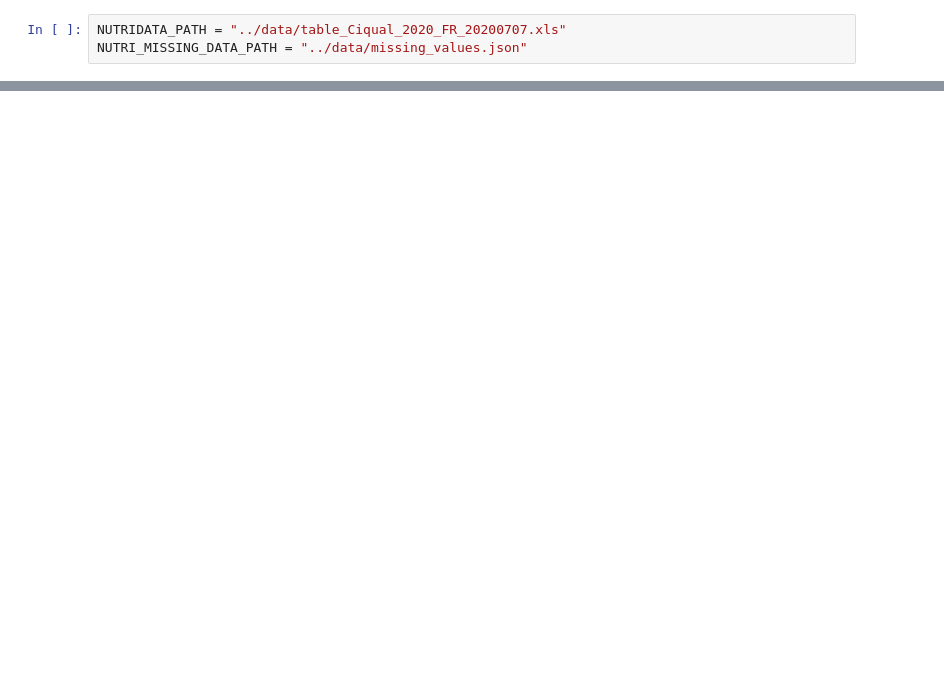
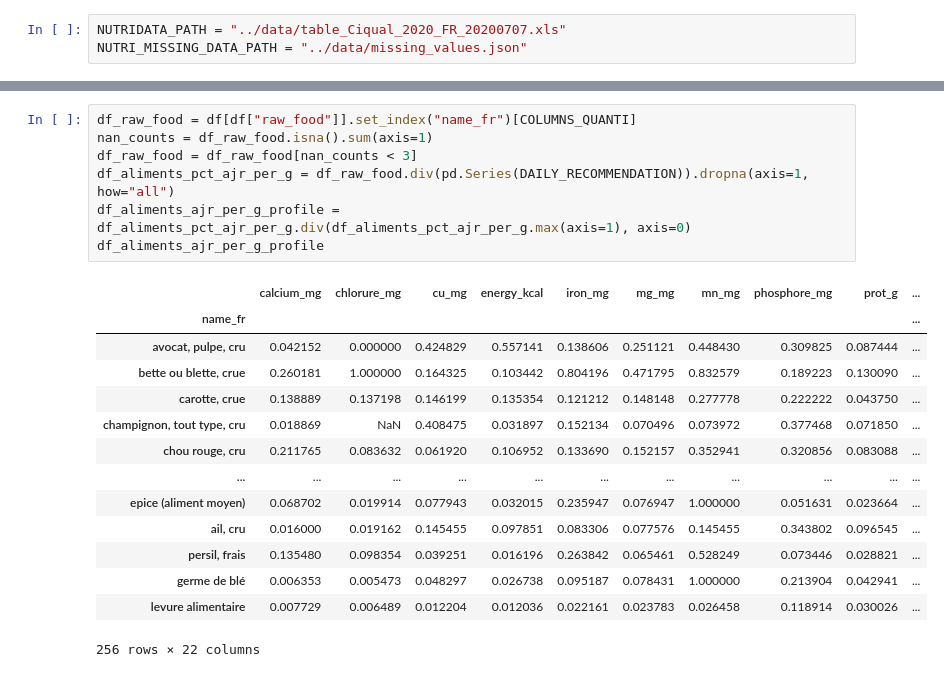
Before and after one commit to francoisWeber/nutri-checker, a Jupyter notebook: notebooks/dev.ipynb, the cells around one changed output, grey strips where cells are left out. Drawn from its saved outputs; the diff is of its cells as text; blank space fills up the shorter version.

```diff
--- a/notebooks/dev.ipynb
+++ b/notebooks/dev.ipynb
@@ -166,0 +86,22 @@ dtype: object
+# %%
+df_raw_food = df[df["raw_food"]].set_index("name_fr")[COLUMNS_QUANTI]
+nan_counts = df_raw_food.isna().sum(axis=1)
+df_raw_food = df_raw_food[nan_counts < 3]
+df_aliments_pct_ajr_per_g = df_raw_food.div(pd.Series(DAILY_RECOMMENDATION)).dropna(axis=1, how="all")
+df_aliments_ajr_per_g_profile = df_aliments_pct_ajr_per_g.div(df_aliments_pct_ajr_per_g.max(axis=1), axis=0)
+df_aliments_ajr_per_g_profile
+# %% [output]
+|  | calcium_mg | chlorure_mg | cu_mg | energy_kcal | iron_mg | mg_mg | mn_mg | phosphore_mg | prot_g | ... |
+| name_fr |  |  |  |  |  |  |  |  |  | ... |
+| avocat, pulpe, cru | 0.042152 | 0.000000 | 0.424829 | 0.557141 | 0.138606 | 0.251121 | 0.448430 | 0.309825 | 0.087444 | ... |
+| bette ou blette, crue | 0.260181 | 1.000000 | 0.164325 | 0.103442 | 0.804196 | 0.471795 | 0.832579 | 0.189223 | 0.130090 | ... |
+| carotte, crue | 0.138889 | 0.137198 | 0.146199 | 0.135354 | 0.121212 | 0.148148 | 0.277778 | 0.222222 | 0.043750 | ... |
+| champignon, tout type, cru | 0.018869 | NaN | 0.408475 | 0.031897 | 0.152134 | 0.070496 | 0.073972 | 0.377468 | 0.071850 | ... |
+| chou rouge, cru | 0.211765 | 0.083632 | 0.061920 | 0.106952 | 0.133690 | 0.152157 | 0.352941 | 0.320856 | 0.083088 | ... |
+| ... | ... | ... | ... | ... | ... | ... | ... | ... | ... | ... |
+| epice (aliment moyen) | 0.068702 | 0.019914 | 0.077943 | 0.032015 | 0.235947 | 0.076947 | 1.000000 | 0.051631 | 0.023664 | ... |
+| ail, cru | 0.016000 | 0.019162 | 0.145455 | 0.097851 | 0.083306 | 0.077576 | 0.145455 | 0.343802 | 0.096545 | ... |
+| persil, frais | 0.135480 | 0.098354 | 0.039251 | 0.016196 | 0.263842 | 0.065461 | 0.528249 | 0.073446 | 0.028821 | ... |
+| germe de blé | 0.006353 | 0.005473 | 0.048297 | 0.026738 | 0.095187 | 0.078431 | 1.000000 | 0.213904 | 0.042941 | ... |
+| levure alimentaire | 0.007729 | 0.006489 | 0.012204 | 0.012036 | 0.022161 | 0.023783 | 0.026458 | 0.118914 | 0.030026 | ... |
+256 rows × 22 columns
```
Also changed, not shown: parts of 47 cells of this notebook, 3 other files.
